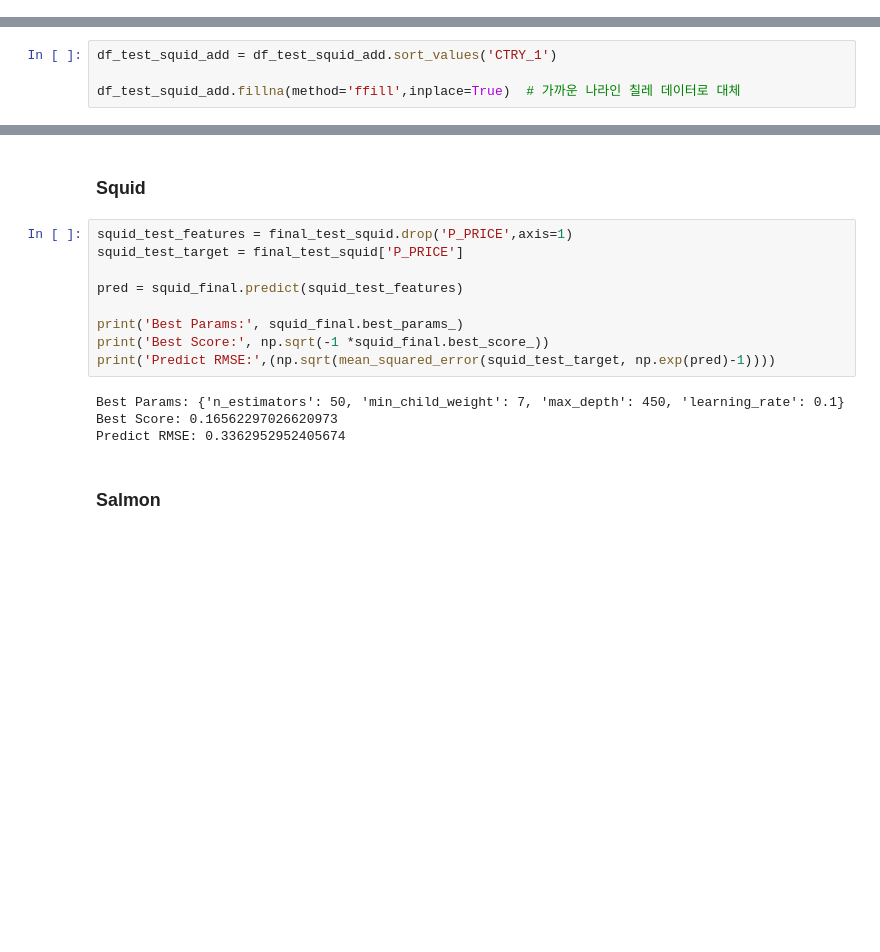
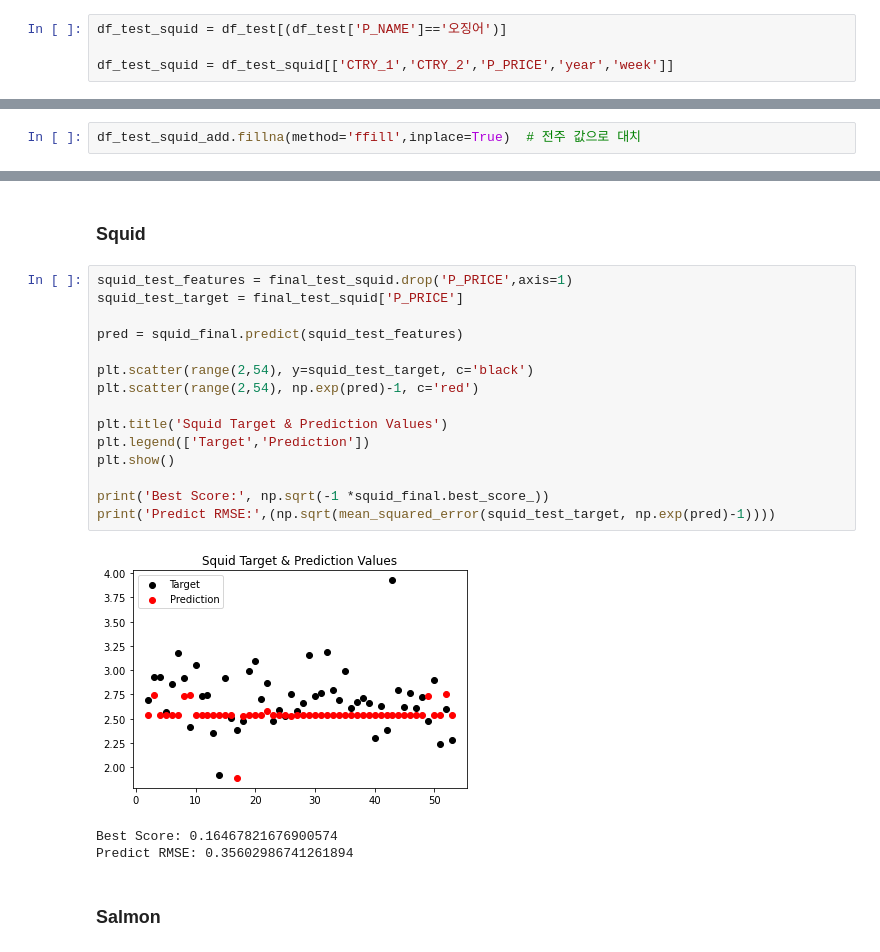
Before and after one commit to Yeony54/Project_Seafood_Import_Price_Prediction, a Jupyter notebook: 어종별 모델 최적화 및 최종 모델 구현.ipynb, the cells around one changed output, grey strips where cells are left out. Cells and saved outputs as stored; diff of their text form; blank space fills up the shorter version.

```diff
--- a/어종별 모델 최적화 및 최종 모델 구현.ipynb
+++ b/어종별 모델 최적화 및 최종 모델 구현.ipynb
@@ -624,0 +614,4 @@ df_test_squid = df_test_squid[['CTRY_1','CTRY_2','P_PRICE','year','week']]
+# %%
+df_test_squid = df_test[(df_test['P_NAME']=='오징어')]
+
+df_test_squid = df_test_squid[['CTRY_1','CTRY_2','P_PRICE','year','week']]
@@ -659,5 +689,3 @@ exchange            0
 dtype: int64
 # %%
-df_test_squid_add = df_test_squid_add.sort_values('CTRY_1')
-
-df_test_squid_add.fillna(method='ffill',inplace=True)  # 가까운 나라인 칠레 데이터로 대체
+df_test_squid_add.fillna(method='ffill',inplace=True)  # 전주 값으로 대치
@@ -896,16 +980,22 @@ final_test_whiteleg_shrimp
 # %%
 squid_test_features = final_test_squid.drop('P_PRICE',axis=1)
 squid_test_target = final_test_squid['P_PRICE']
 
 pred = squid_final.predict(squid_test_features)
 
-print('Best Params:', squid_final.best_params_)
+plt.scatter(range(2,54), y=squid_test_target, c='black')
+plt.scatter(range(2,54), np.exp(pred)-1, c='red')
+
+plt.title('Squid Target & Prediction Values')
+plt.legend(['Target','Prediction'])
+plt.show()
+
 print('Best Score:', np.sqrt(-1 *squid_final.best_score_))
 print('Predict RMSE:',(np.sqrt(mean_squared_error(squid_test_target, np.exp(pred)-1))))
 # %% [output]
+[figure, added]
-Best Params: {'n_estimators': 50, 'min_child_weight': 7, 'max_depth': 450, 'learning_rate': 0.1}
-Best Score: 0.16562297026620973
-Predict RMSE: 0.3362952952405674
+Best Score: 0.16467821676900574
+Predict RMSE: 0.35602986741261894
 # %% [markdown]
 ### Salmon
 # %%
```
Also changed, not shown: parts of 71 cells of this notebook.
